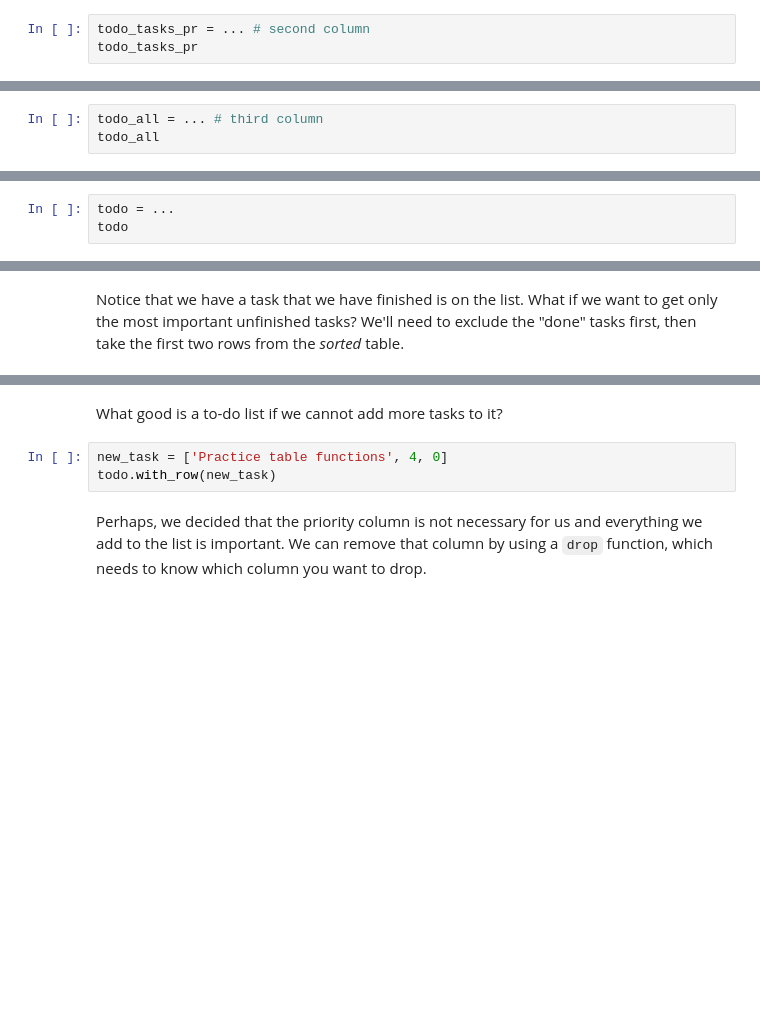
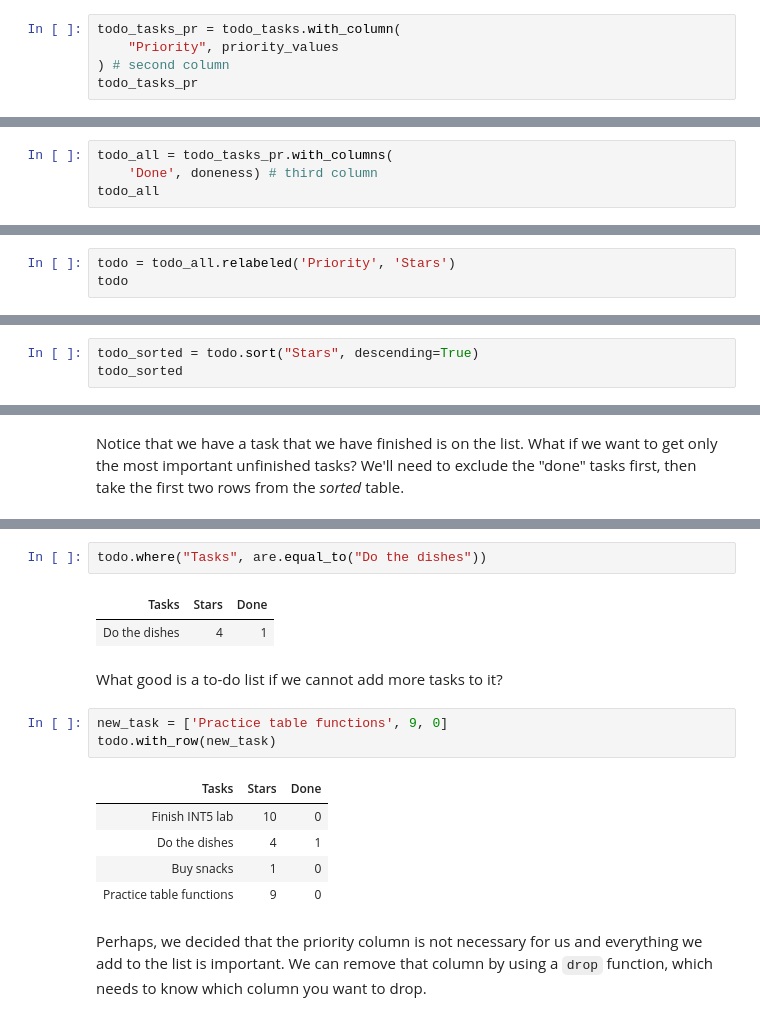
Before and after one commit to ucsb-int5/int5-f19-notebooks, a Jupyter notebook: demo/lec07-blank.ipynb, the cells around one changed output, grey strips where cells are left out. Drawn from its saved outputs; the diff is of its cells as text; blank space fills up the shorter version.

```diff
--- a/demo/lec07-blank.ipynb
+++ b/demo/lec07-blank.ipynb
@@ -82,5 +135,7 @@ todo_tasks
 # %% [markdown]
 We are now going to add `priority_values` to the new table we just created (`todo_tasks`). Notice that instead of using the empty `todo` table to which we are adding columns, we are using `todo_tasks` to add the new column to it.
 # %%
-todo_tasks_pr = ... # second column
+todo_tasks_pr = todo_tasks.with_column(
+    "Priority", priority_values
+) # second column
 todo_tasks_pr
@@ -93,5 +162,6 @@ Table().with_columns('Priority', priority_values) # preferred, since it is more
 # %% [markdown]
 Now, let's add the last column to our table to indicate if a task is done `1` or not `0`.
 # %%
-todo_all = ... # third column
+todo_all = todo_tasks_pr.with_columns(
+    'Done', doneness) # third column
 todo_all
@@ -114,3 +205,3 @@ todo_all.labels
 # %%
-todo = ...
+todo = todo_all.relabeled('Priority', 'Stars')
 todo
@@ -143,0 +255,3 @@ todo_sorted
+# %%
+todo_sorted = todo.sort("Stars", descending=True)
+todo_sorted
@@ -151,8 +278,19 @@ unfinished_tasks
+# %%
+todo.where("Tasks", are.equal_to("Do the dishes"))
+# %% [output]
+| Tasks | Stars | Done |
+| Do the dishes | 4 | 1 |
 # %% [markdown]
 What good is a to-do list if we cannot add more tasks to it?
 # %%
-new_task = ['Practice table functions', 4, 0]
+new_task = ['Practice table functions', 9, 0]
 todo.with_row(new_task)
+# %% [output]
+| Tasks | Stars | Done |
+| Finish INT5 lab | 10 | 0 |
+| Do the dishes | 4 | 1 |
+| Buy snacks | 1 | 0 |
+| Practice table functions | 9 | 0 |
 # %% [markdown]
 Perhaps, we decided that the priority column is not necessary for us and everything we add to the list is important. We can remove that column by using a `drop` function, which needs to know which column you want to drop.
 # %%
```
Also changed, not shown: parts of 47 cells of this notebook.
